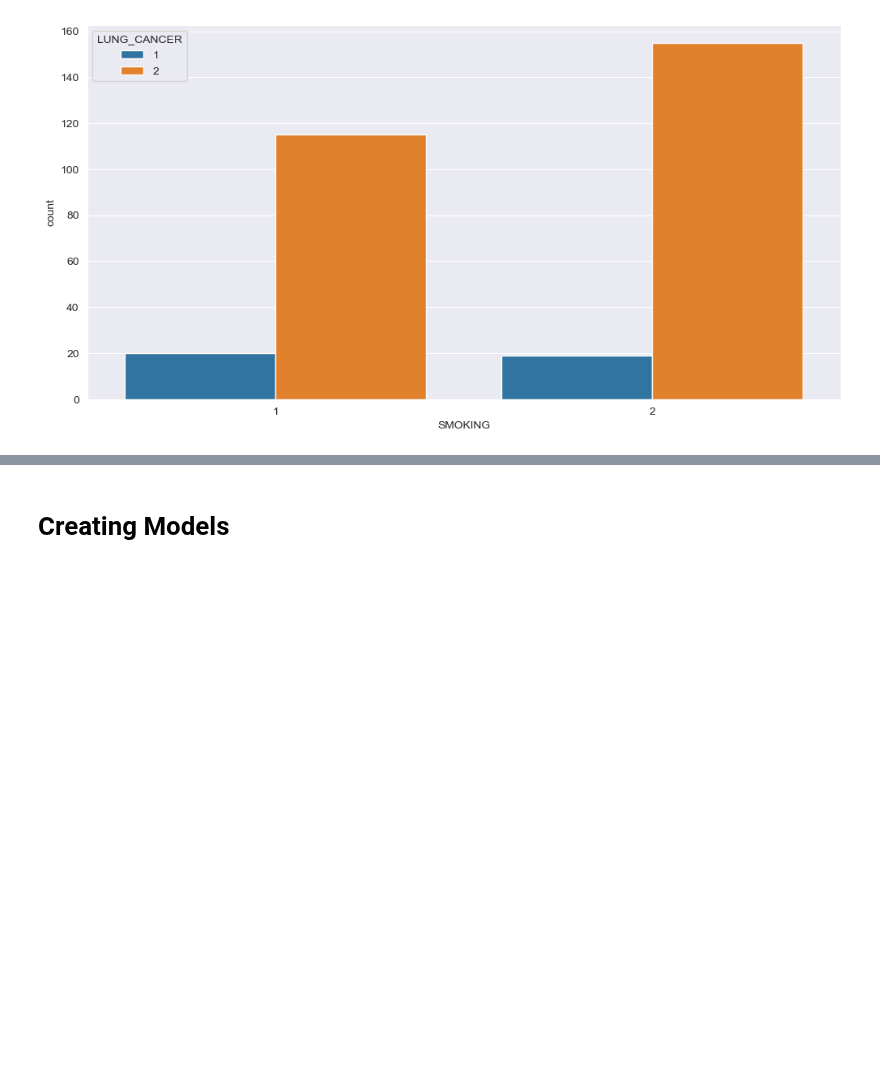
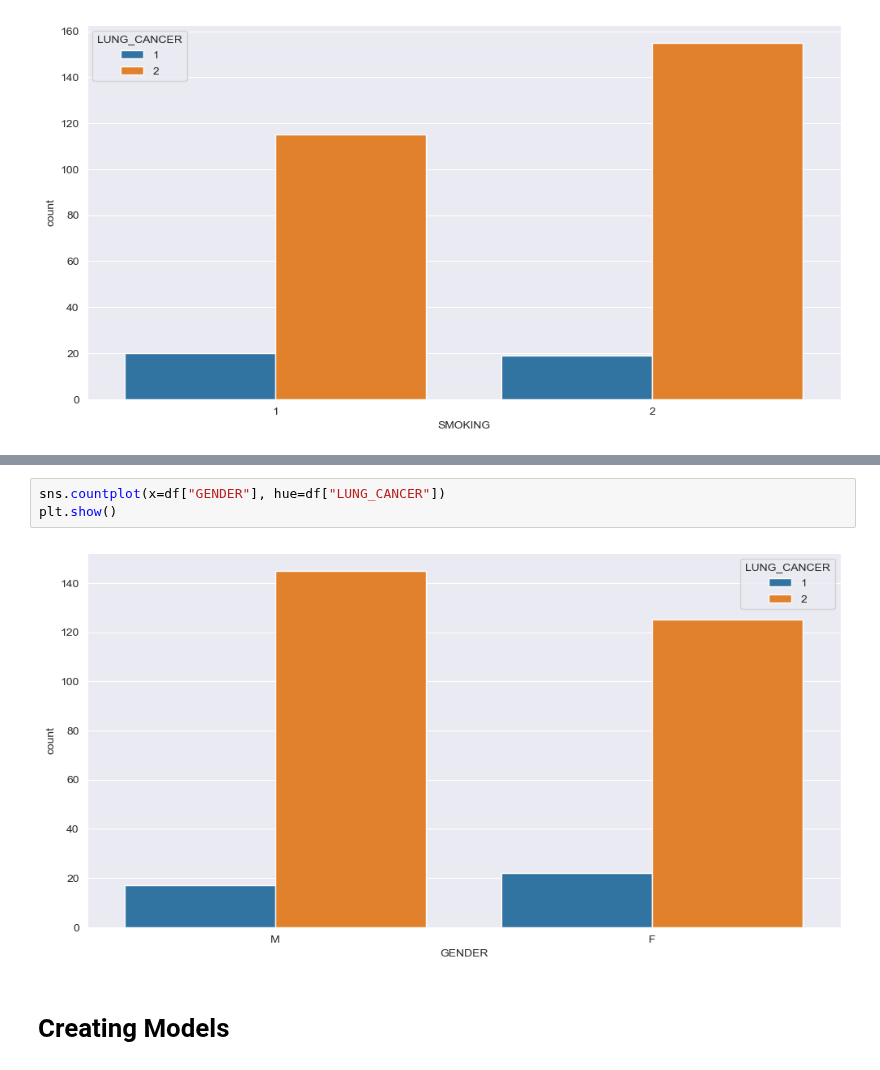
Before and after one commit to KishanYern/Data-Science-Project, a Jupyter notebook: Lung Cancer Prediction Project/cancer-prediction.ipynb, the cells around one changed output, grey strips where cells are left out. Drawn from its saved outputs; the diff is of its cells as text; blank space fills up the shorter version.

```diff
--- a/Lung Cancer Prediction Project/cancer-prediction.ipynb
+++ b/Lung Cancer Prediction Project/cancer-prediction.ipynb
@@ -157,3 +167,8 @@ plt.show() # smokers are more likely to have lung cancer
+# %%
+sns.countplot(x=df["GENDER"], hue=df["LUNG_CANCER"])
+plt.show()
+# %% [output]
+[figure, added]
 # %% [markdown]
 # Creating Models
 # %%
```
Also changed, not shown: parts of 2 cells of this notebook.
